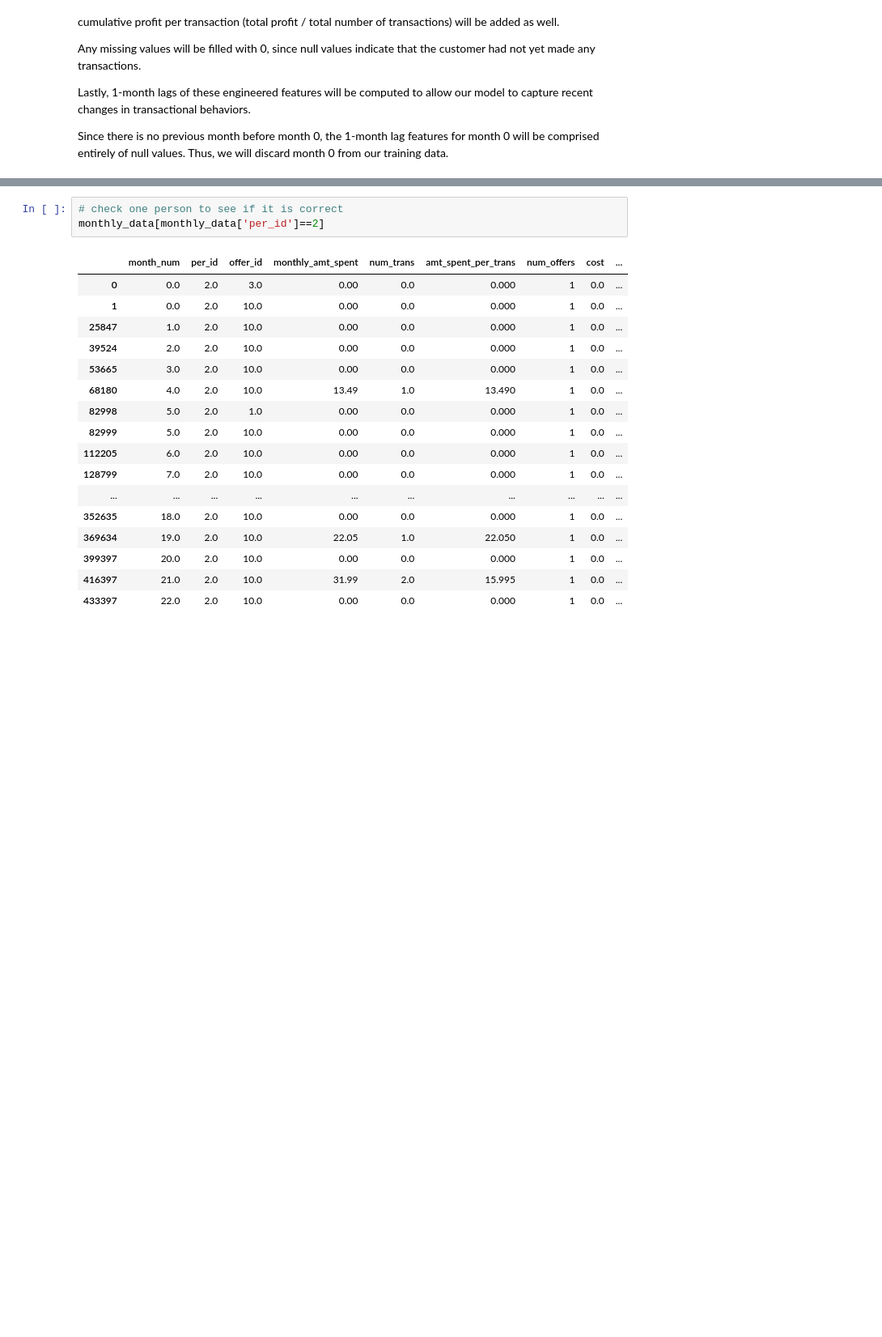
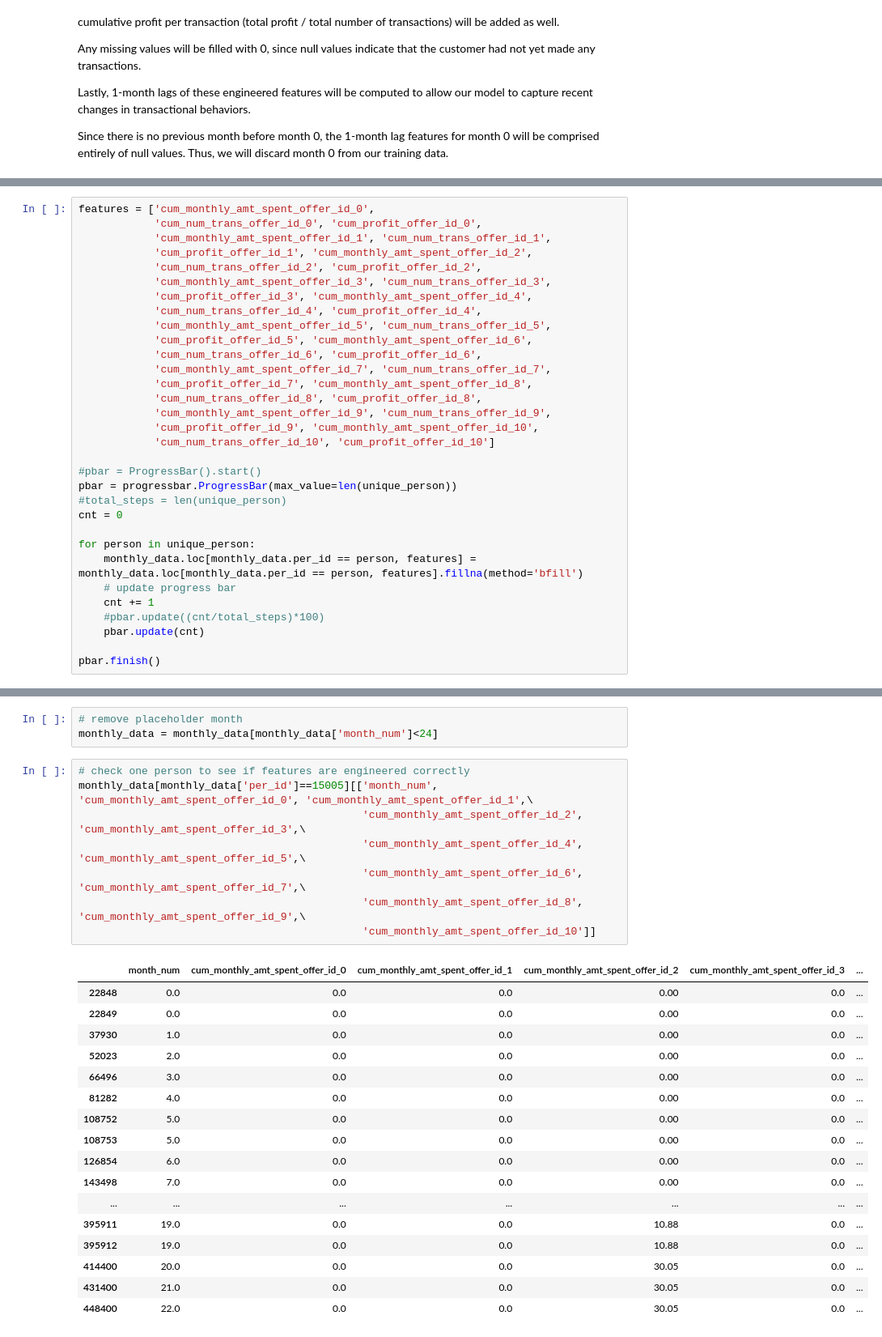
Before and after one commit to joshxinjie/Data_Scientist_Nanodegree, a Jupyter notebook: capstone/generate_monthly_data.ipynb, the cells around one changed output, grey strips where cells are left out. Shown at 81% size. Saved outputs shown, nothing was run; the diff lists cells and outputs as text; blank space fills up the shorter version.

Commit message:
Fixed feature engineering of cumulative sums in generate_monthly_data.ipynb. Previous version does not add sumulative sums correctly

```diff
--- a/capstone/generate_monthly_data.ipynb
+++ b/capstone/generate_monthly_data.ipynb
@@ -1148 +1053,33 @@ See the caveats in the documentation: http://pandas.pydata.org/pandas-docs/stabl
 5 rows × 44 columns
+# %%
+features = ['cum_monthly_amt_spent_offer_id_0',
+            'cum_num_trans_offer_id_0', 'cum_profit_offer_id_0',
+            'cum_monthly_amt_spent_offer_id_1', 'cum_num_trans_offer_id_1',
+            'cum_profit_offer_id_1', 'cum_monthly_amt_spent_offer_id_2',
+            'cum_num_trans_offer_id_2', 'cum_profit_offer_id_2',
+            'cum_monthly_amt_spent_offer_id_3', 'cum_num_trans_offer_id_3',
+            'cum_profit_offer_id_3', 'cum_monthly_amt_spent_offer_id_4',
+            'cum_num_trans_offer_id_4', 'cum_profit_offer_id_4',
+            'cum_monthly_amt_spent_offer_id_5', 'cum_num_trans_offer_id_5',
+            'cum_profit_offer_id_5', 'cum_monthly_amt_spent_offer_id_6',
+            'cum_num_trans_offer_id_6', 'cum_profit_offer_id_6',
+            'cum_monthly_amt_spent_offer_id_7', 'cum_num_trans_offer_id_7',
+            'cum_profit_offer_id_7', 'cum_monthly_amt_spent_offer_id_8',
+            'cum_num_trans_offer_id_8', 'cum_profit_offer_id_8',
+            'cum_monthly_amt_spent_offer_id_9', 'cum_num_trans_offer_id_9',
+            'cum_profit_offer_id_9', 'cum_monthly_amt_spent_offer_id_10',
+            'cum_num_trans_offer_id_10', 'cum_profit_offer_id_10']
+
+#pbar = ProgressBar().start()
+pbar = progressbar.ProgressBar(max_value=len(unique_person))
+#total_steps = len(unique_person)
+cnt = 0
+
+for person in unique_person:
+    monthly_data.loc[monthly_data.per_id == person, features] = monthly_data.loc[monthly_data.per_id == person, features].fillna(method='bfill')
+    # update progress bar
+    cnt += 1
+    #pbar.update((cnt/total_steps)*100)
+    pbar.update(cnt)
+
+pbar.finish()
@@ -1149,21 +1088,29 @@ See the caveats in the documentation: http://pandas.pydata.org/pandas-docs/stabl
+# %%
+# remove placeholder month
+monthly_data = monthly_data[monthly_data['month_num']<24]
 # %%
-# check one person to see if it is correct
-monthly_data[monthly_data['per_id']==2]
+# check one person to see if features are engineered correctly
+monthly_data[monthly_data['per_id']==15005][['month_num', 'cum_monthly_amt_spent_offer_id_0', 'cum_monthly_amt_spent_offer_id_1',\
+                                             'cum_monthly_amt_spent_offer_id_2', 'cum_monthly_amt_spent_offer_id_3',\
+                                             'cum_monthly_amt_spent_offer_id_4', 'cum_monthly_amt_spent_offer_id_5',\
+                                             'cum_monthly_amt_spent_offer_id_6', 'cum_monthly_amt_spent_offer_id_7',\
+                                             'cum_monthly_amt_spent_offer_id_8', 'cum_monthly_amt_spent_offer_id_9',\
+                                             'cum_monthly_amt_spent_offer_id_10']]
 # %% [output]
-|  | month_num | per_id | offer_id | monthly_amt_spent | num_trans | amt_spent_per_trans | num_offers | cost | ... |
-| 0 | 0.0 | 2.0 | 3.0 | 0.00 | 0.0 | 0.000 | 1 | 0.0 | ... |
-| 1 | 0.0 | 2.0 | 10.0 | 0.00 | 0.0 | 0.000 | 1 | 0.0 | ... |
-| 25847 | 1.0 | 2.0 | 10.0 | 0.00 | 0.0 | 0.000 | 1 | 0.0 | ... |
-| 39524 | 2.0 | 2.0 | 10.0 | 0.00 | 0.0 | 0.000 | 1 | 0.0 | ... |
-| 53665 | 3.0 | 2.0 | 10.0 | 0.00 | 0.0 | 0.000 | 1 | 0.0 | ... |
-| 68180 | 4.0 | 2.0 | 10.0 | 13.49 | 1.0 | 13.490 | 1 | 0.0 | ... |
-| 82998 | 5.0 | 2.0 | 1.0 | 0.00 | 0.0 | 0.000 | 1 | 0.0 | ... |
-| 82999 | 5.0 | 2.0 | 10.0 | 0.00 | 0.0 | 0.000 | 1 | 0.0 | ... |
-| 112205 | 6.0 | 2.0 | 10.0 | 0.00 | 0.0 | 0.000 | 1 | 0.0 | ... |
-| 128799 | 7.0 | 2.0 | 10.0 | 0.00 | 0.0 | 0.000 | 1 | 0.0 | ... |
-| ... | ... | ... | ... | ... | ... | ... | ... | ... | ... |
-| 352635 | 18.0 | 2.0 | 10.0 | 0.00 | 0.0 | 0.000 | 1 | 0.0 | ... |
-| 369634 | 19.0 | 2.0 | 10.0 | 22.05 | 1.0 | 22.050 | 1 | 0.0 | ... |
-| 399397 | 20.0 | 2.0 | 10.0 | 0.00 | 0.0 | 0.000 | 1 | 0.0 | ... |
-| 416397 | 21.0 | 2.0 | 10.0 | 31.99 | 2.0 | 15.995 | 1 | 0.0 | ... |
-| 433397 | 22.0 | 2.0 | 10.0 | 0.00 | 0.0 | 0.000 | 1 | 0.0 | ... |
+|  | month_num | cum_monthly_amt_spent_offer_id_0 | cum_monthly_amt_spent_offer_id_1 | cum_monthly_amt_spent_offer_id_2 | cum_monthly_amt_spent_offer_id_3 | ... |
+| 22848 | 0.0 | 0.0 | 0.0 | 0.00 | 0.0 | ... |
+| 22849 | 0.0 | 0.0 | 0.0 | 0.00 | 0.0 | ... |
+| 37930 | 1.0 | 0.0 | 0.0 | 0.00 | 0.0 | ... |
+| 52023 | 2.0 | 0.0 | 0.0 | 0.00 | 0.0 | ... |
+| 66496 | 3.0 | 0.0 | 0.0 | 0.00 | 0.0 | ... |
+| 81282 | 4.0 | 0.0 | 0.0 | 0.00 | 0.0 | ... |
+| 108752 | 5.0 | 0.0 | 0.0 | 0.00 | 0.0 | ... |
+| 108753 | 5.0 | 0.0 | 0.0 | 0.00 | 0.0 | ... |
+| 126854 | 6.0 | 0.0 | 0.0 | 0.00 | 0.0 | ... |
+| 143498 | 7.0 | 0.0 | 0.0 | 0.00 | 0.0 | ... |
+| ... | ... | ... | ... | ... | ... | ... |
+| 395911 | 19.0 | 0.0 | 0.0 | 10.88 | 0.0 | ... |
+| 395912 | 19.0 | 0.0 | 0.0 | 10.88 | 0.0 | ... |
+| 414400 | 20.0 | 0.0 | 0.0 | 30.05 | 0.0 | ... |
+| 431400 | 21.0 | 0.0 | 0.0 | 30.05 | 0.0 | ... |
+| 448400 | 22.0 | 0.0 | 0.0 | 30.05 | 0.0 | ... |
```
Also changed, not shown: parts of 66 cells of this notebook, 1 other file.
